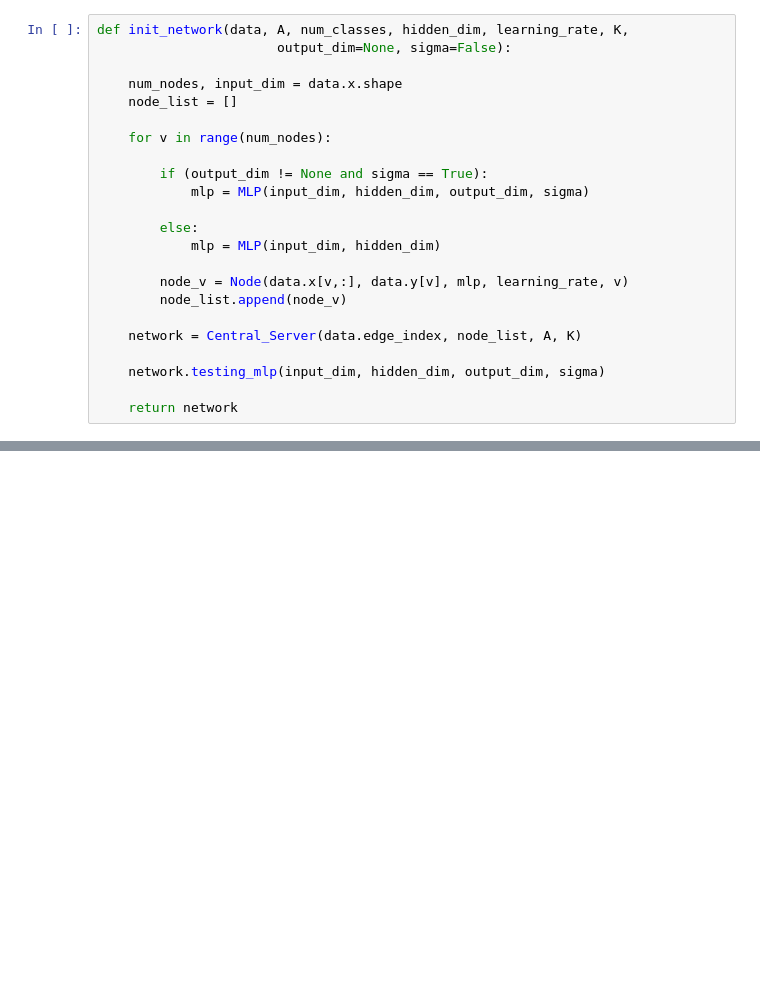
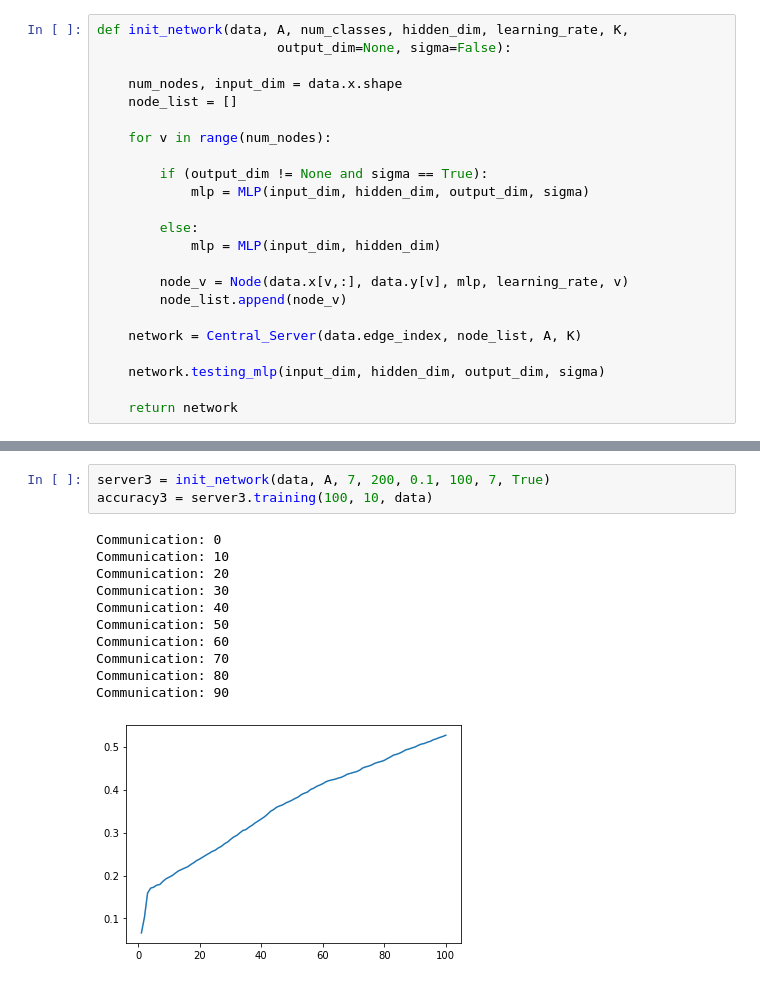
Before and after one commit to MingxuanZhangPurdue/FederatedGNN, a Jupyter notebook: Experiment.ipynb, the cells around one changed output, grey strips where cells are left out. Drawn from its saved outputs; the diff is of its cells as text; blank space fills up the shorter version.

```diff
--- a/Experiment.ipynb
+++ b/Experiment.ipynb
@@ -272,0 +344,15 @@ E: 5, 2, 2, 2, 1
+# %%
+server3 = init_network(data, A, 7, 200, 0.1, 100, 7, True)
+accuracy3 = server3.training(100, 10, data)
+# %% [output]
+Communication: 0
+Communication: 10
+Communication: 20
+Communication: 30
+Communication: 40
+Communication: 50
+Communication: 60
+Communication: 70
+Communication: 80
+Communication: 90
+[figure, added]
```
Also changed, not shown: parts of 7 cells of this notebook, 1 other file.
